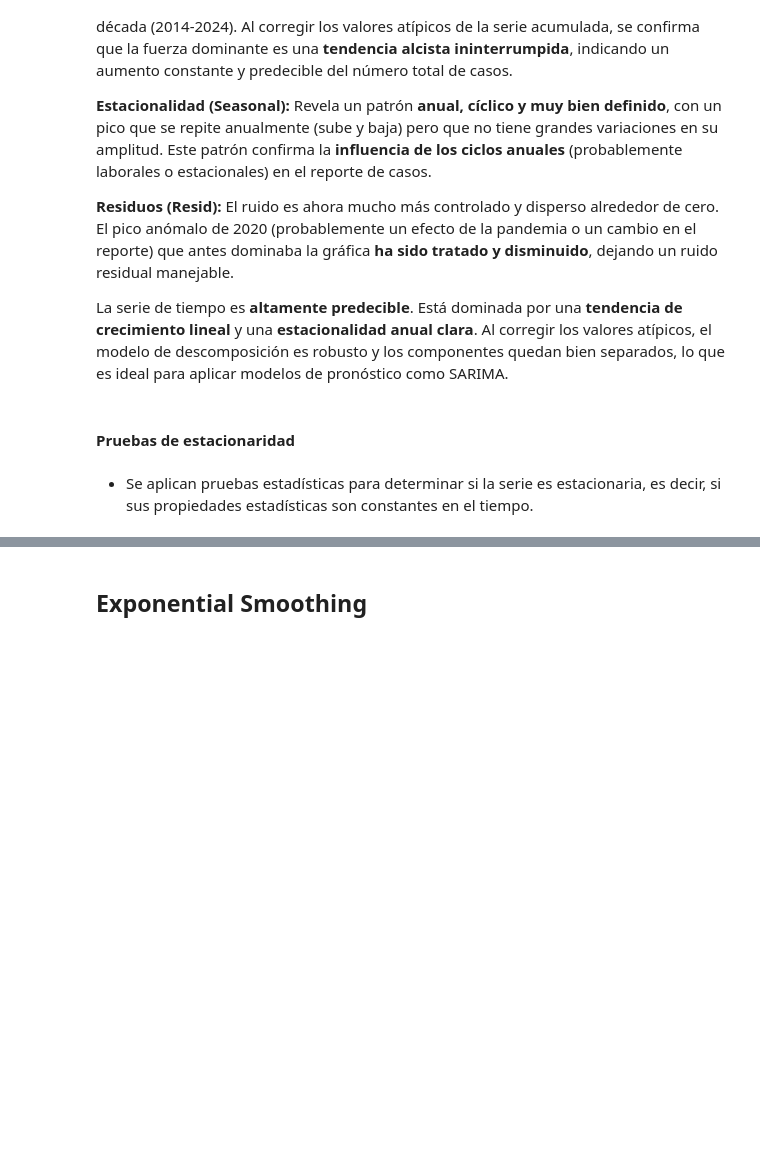
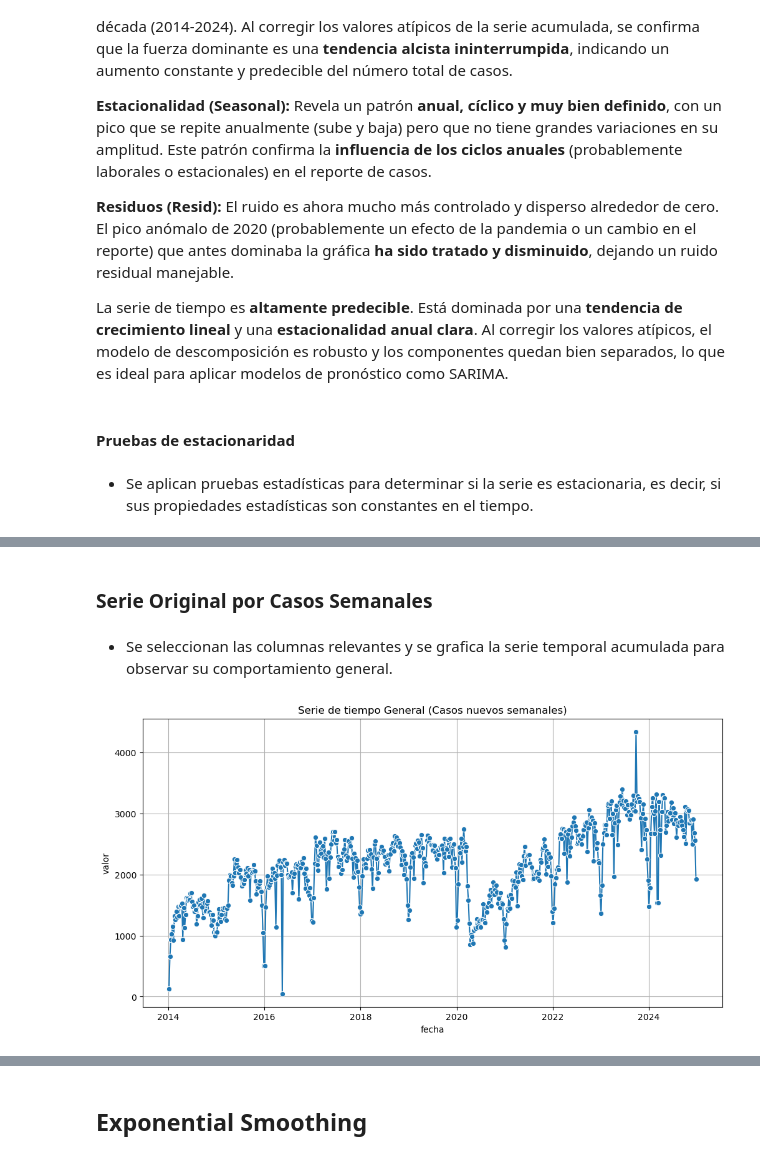
Before and after one commit to AbioticBaton4/proyecto-integrador-mna, a Jupyter notebook: notebooks/modeling/Avance3.Equipo16.ipynb, the cells around one changed output, grey strips where cells are left out. Saved outputs shown, nothing was run; the diff lists cells and outputs as text; code cells hidden in the pictures; blank space fills up the shorter version.

```diff
--- a/notebooks/modeling/Avance3.Equipo16.ipynb
+++ b/notebooks/modeling/Avance3.Equipo16.ipynb
@@ -45,6 +44,6 @@ import plotly.express as px
 # %%
 # path = '../../data/processed/df_entidades_acum.parquet'
 path = '../../data/processed/df_acumulado.parquet'
-df = func.load_data(path)
+df = func.load_data(path,show_info=False)
 # %% [output]
 Cargando datos desde: ../../data/processed/df_acumulado.parquet
@@ -501,0 +147,19 @@ Existe una **contradicción** entre los resultados: la ADF indica que la serie e
+# %% [markdown]
+### Serie Original por Casos Semanales
+# %% [markdown]
+* Se seleccionan las columnas relevantes y se grafica la serie temporal acumulada para observar su comportamiento general.
+# %%
+# Dataframe con las columnas necesarias para el análisis de series temporales
+df_filtrado = df[['fecha', 'valor_acumulado_corregido']].copy()
+df_filtrado.rename(columns={'valor_acumulado_corregido': 'valor'}, inplace=True)
+df_incremento = df_filtrado.copy()
+df_incremento['valor'] = df_incremento['valor'].diff().fillna(0)
+df_incremento.iloc[0, df_incremento.columns.get_loc('valor')] = 131
+
+x= 'fecha'
+y= 'valor'
+title = 'Serie de tiempo General (Casos nuevos semanales)'
+# Gráfica de línea con plotly / seaborn según selección del usuario
+func.plot_timeseries(df_incremento, x=x, y=y, title=title, plotly_engine=USE_PLOTLY)
+# %% [output]
+[figure, added]
```
Also changed, not shown: parts of 123 cells of this notebook.
